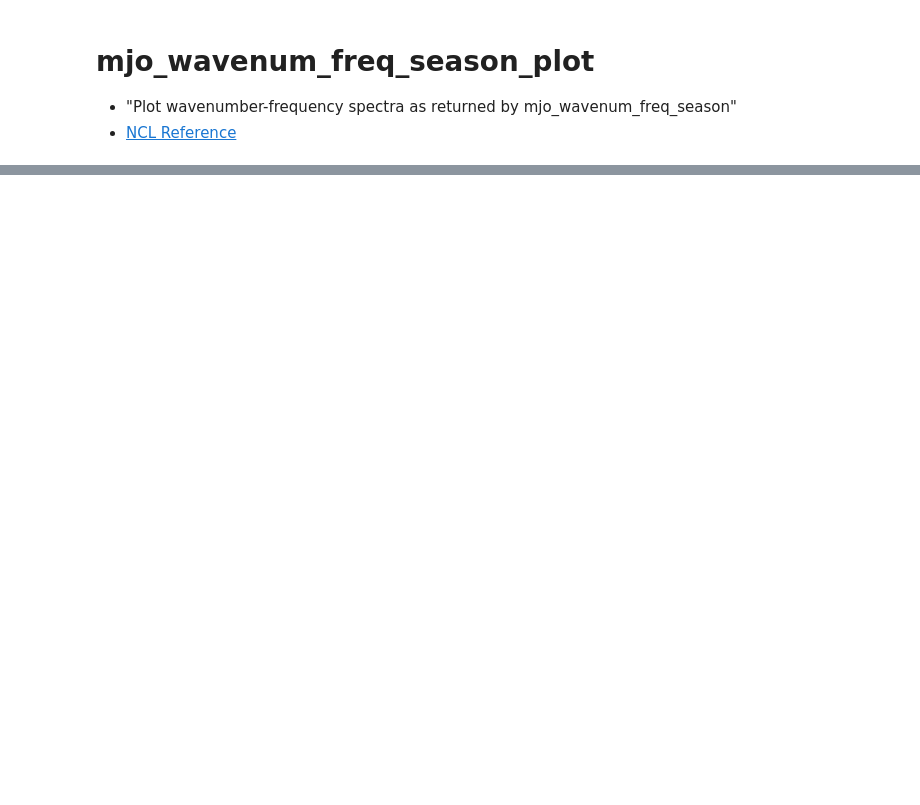
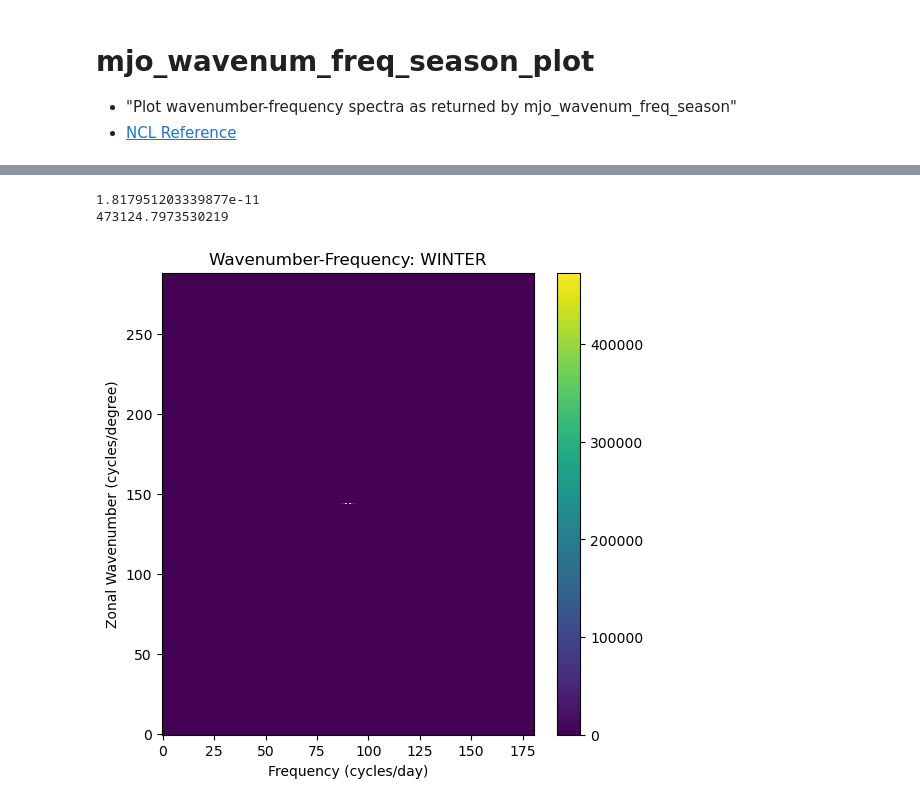
Before and after one commit to cyschneck/geocat-research, a Jupyter notebook: mjo/mjo_wavenum_freq_season.ipynb, the cells around one changed output, grey strips where cells are left out. Drawn from its saved outputs; the diff is of its cells as text; code cells hidden in the pictures; blank space fills up the shorter version.

```diff
--- a/mjo/mjo_wavenum_freq_season.ipynb
+++ b/mjo/mjo_wavenum_freq_season.ipynb
@@ -360,10 +370,0 @@ array([1.997126e-09, 7.409889e-10, 8.206045e-10, ..., 8.206045e-10,
-# %%
-# Load NCL data to generate a comparison plot
-wavenum_freq = np.loadtxt(f"mjo_output/mjo_wavenum_freq_season_{seasonName}_ncl_output.txt", skiprows=18)
-ncl_wavenum_freq = wavenum_freq.reshape(289, 181)
-ncl_wavenum_freq_xr = xr.DataArray(ncl_wavenum_freq,
-                                   coords={"frequency":
-                                   dims=["frequency", "wavenumbers"],
-                                   name="wavenum_freq")
-ncl_wavenum_freq_xr.sel(frequency=slice(-0.5, 0.5))
-#ncl_wavenum_freq_xr
@@ -378,24 +377,35 @@ def mjo_wavenum_freq_season_plot_as_python(plt_title, wavenum_freq,
     fig, ax = plt.subplots(figsize=(6, 6))
 
     # filter wave numbers from 0 to 6 (default)
-    wavenum_freq = wavenum_freq.sel(wavenumbers=slice(0, max_wavenum))
+    #wavenum_freq = wavenum_freq.sel(wavenumbers=slice(0, max_wavenum))
     # filter frequencies from -0.5 to 0.5 (default)
-    wavenum_freq = wavenum_freq.sel(frequency=slice(min_freq, max_freq))
+    #wavenum_freq = wavenum_freq.sel(frequency=slice(min_freq, max_freq))
 
     # Plot
+    print(wavenum_freq.values.min())
+    print(wavenum_freq.values.max())
+    wavenum_freq.plot.imshow()
+    '''
     plt.contour(wavenum_freq,
                 vmax=(wavenum_freq).max(), vmin=(wavenum_freq).min(),
                 levels=10)
     plt.imshow(wavenum_freq,
                vmax=(wavenum_freq).max(), vmin=(wavenum_freq).min(),
                aspect="auto")
+    '''
 
-    #ax.set_xlim([x_min, x_max])
-    #ax.set_ylim([y_min, y_max])
+    #ax.set_xlim([min_freq, max_freq])
+    #ax.set_ylim([0, max_wavenum])
+    #ax.set_xlim([80, 100])
+    #ax.set_ylim([140, 150])
+    #plt.colorbar()
     plt.title(f"Wavenumber-Frequency: {plt_title}")
     plt.xlabel("Frequency (cycles/day)")
     plt.ylabel("Zonal Wavenumber (cycles/degree)")
     #plt.grid(True)
     plt.show()
 # %%
-mjo_wavenum_freq_season_plot_as_python(f"{seasonName.upper()}", ncl_wavenum_freq_xr)
+wavenum_df = pd.read_csv(f"mjo_output/mjo_wavenum_freq_season_{seasonName}_python_output.txt")
+wavenum_pivot = wavenum_df.pivot(index="wavenum", columns="freq", values="power")
+wavenum_xr = xr.DataArray(wavenum_pivot)
+wavenum_xr
@@ -404,12 +430,6 @@ mjo_wavenum_freq_season_plot_as_python(f"{seasonName.upper()}", ncl_wavenum_freq
-# %%
-## Old Version:
-import matplotlib.pyplot as plt
-
-def mjo_wavenum_freq_season_plot_as_python(seasonName, power_spectrum):
-    fig, ax = plt.subplots(figsize=(6, 6))
-    power_spectrum.plot.pcolormesh()
-    plt.title(f"Wavenumber-Frequency: {seasonName.upper()}")
-    plt.xlabel("Frequency (cycles/day)")
-    plt.ylabel("Zonal Wavenumber (cycles/degree)")
-    #plt.grid(True)
-    plt.show()
+# %%
+mjo_wavenum_freq_season_plot_as_python(f"{seasonName.upper()}", wavenum_xr)
+# %% [output]
+1.817951203339877e-11
+473124.7973530219
+[figure, added]
```
Also changed, not shown: parts of 10 cells of this notebook.
